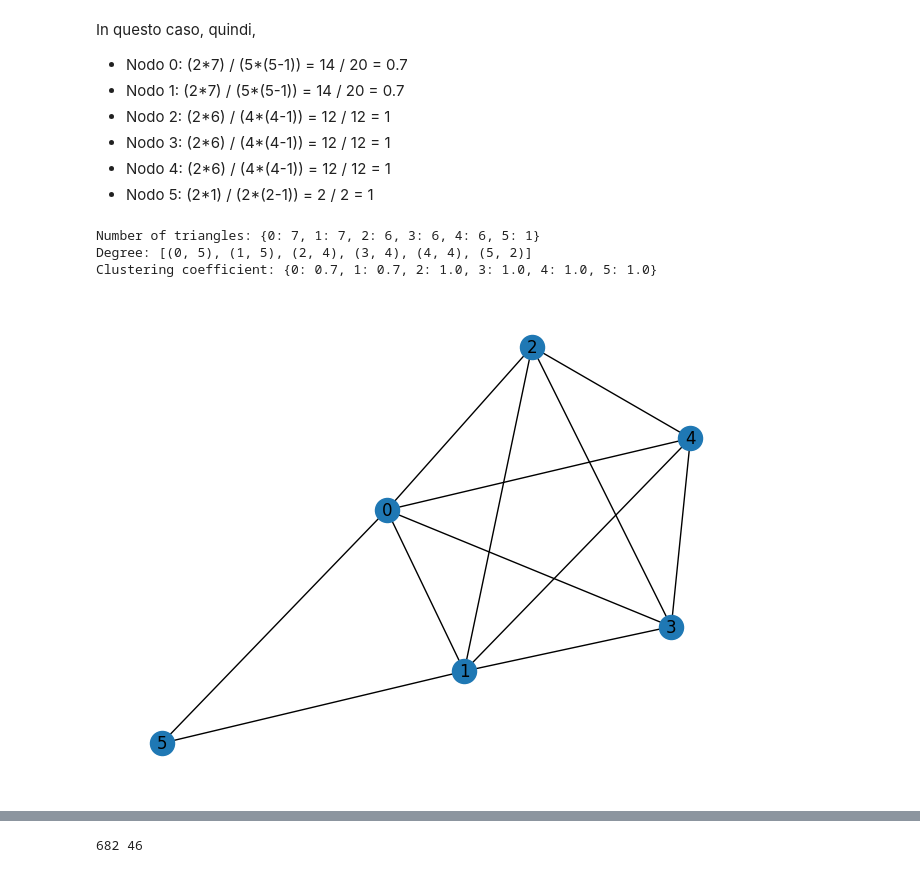
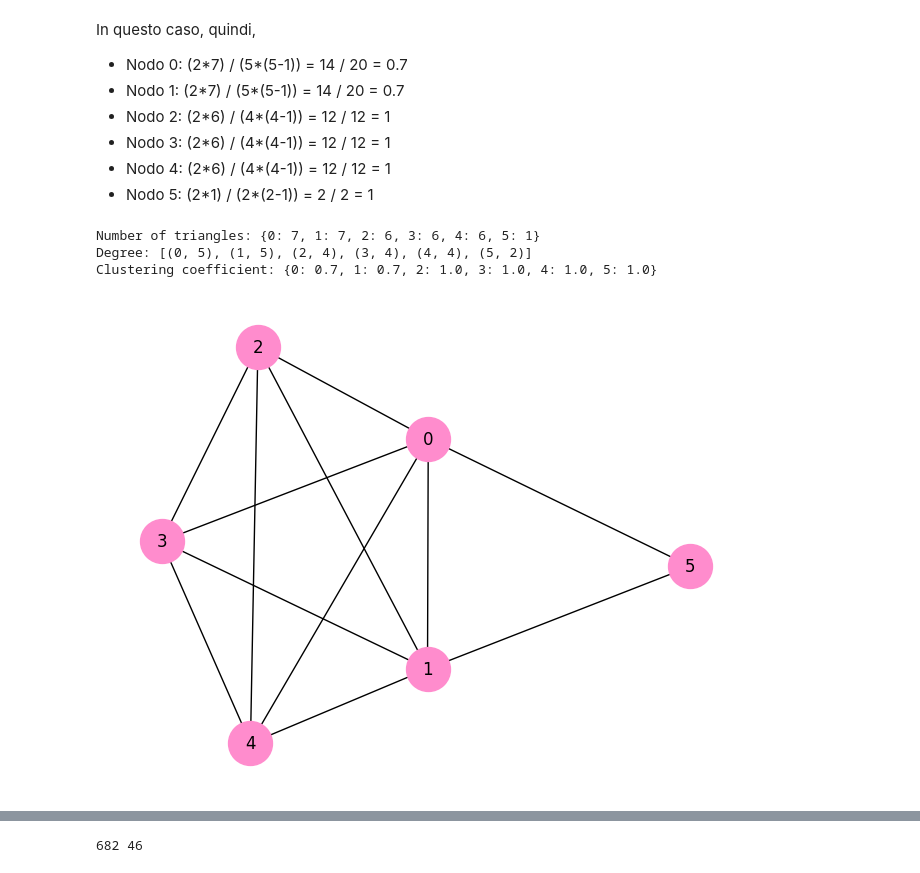
Before and after one commit to nicolopizzo/sna-project, a Jupyter notebook: analysis.ipynb, the cells around one changed output, grey strips where cells are left out. Cells and saved outputs as stored; diff of their text form; code cells hidden in the pictures.

```diff
--- a/analysis.ipynb
+++ b/analysis.ipynb
@@ -239,16 +486,16 @@ In questo caso, quindi,
 # %%
 # Test for clustering coefficient
 G = nx.complete_graph(5)
 # create a non complete graph
 G.add_node(5)
 G.add_edge(5, 0)
 G.add_edge(5, 1)
-nx.draw(G, with_labels=True)
+nx.draw(G, with_labels=True, node_color='#FF8CCD', node_size=1000)
 print("Number of triangles:", nx.triangles(G))
 print("Degree:", G.degree())
 print("Clustering coefficient:", nx.clustering(G))
 # %% [output]
 Number of triangles: {0: 7, 1: 7, 2: 6, 3: 6, 4: 6, 5: 1}
 Degree: [(0, 5), (1, 5), (2, 4), (3, 4), (4, 4), (5, 2)]
 Clustering coefficient: {0: 0.7, 1: 0.7, 2: 1.0, 3: 1.0, 4: 1.0, 5: 1.0}
-[figure, old version]
+[figure, new version]
```
Also changed, not shown: parts of 21 cells of this notebook.
